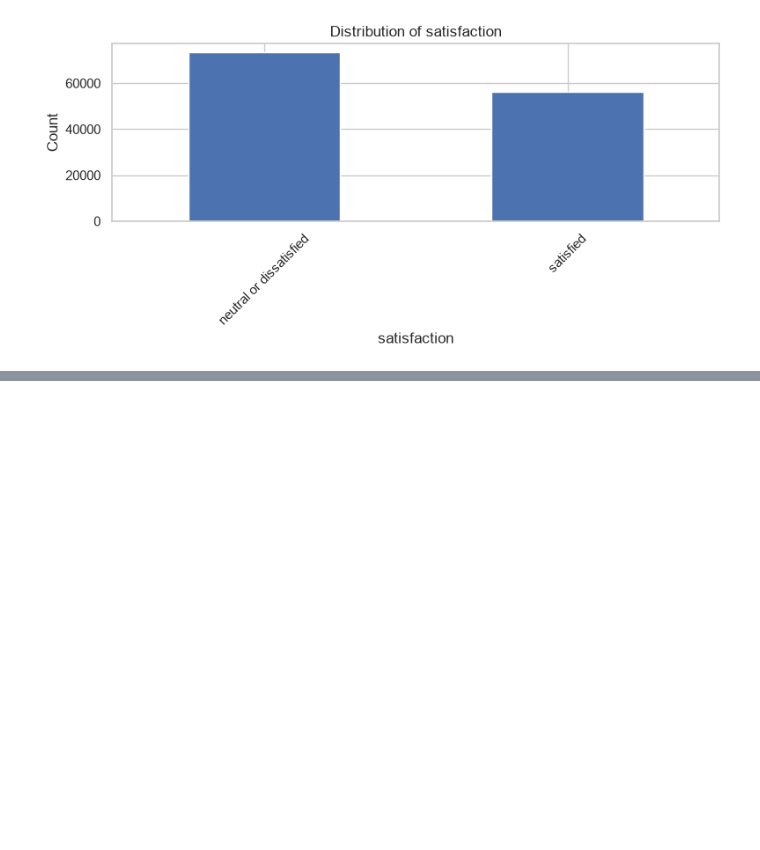
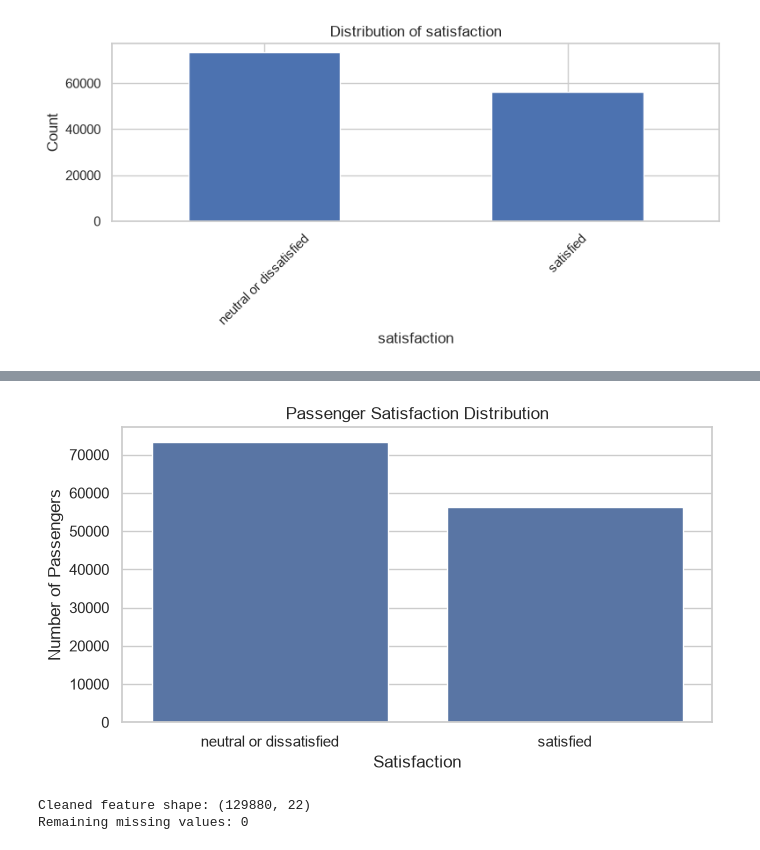
Before and after one commit to Meghana-PV/ml_caseStudy, a Jupyter notebook: notebooks/clustering.ipynb, the cells around one changed output, grey strips where cells are left out. Saved outputs shown, nothing was run; the diff lists cells and outputs as text; code cells hidden in the pictures; blank space fills up the shorter version.

```diff
--- a/notebooks/clustering.ipynb
+++ b/notebooks/clustering.ipynb
@@ -173,0 +198,68 @@ for col in categorical_cols:
+# %%
+# Check whether the satisfaction column exists
+if "satisfaction" in df.columns:
+
+    # Create a bar chart of satisfaction categories
+    plt.figure(figsize=(7, 4))
+    sns.countplot(data=df, x="satisfaction")
+
+    # Add chart labels
+    plt.title("Passenger Satisfaction Distribution")
+    plt.xlabel("Satisfaction")
+    plt.ylabel("Number of Passengers")
+
+    # Display the chart
+    plt.tight_layout()
+    plt.show()
+# %% [output]
+[figure, added]
+# %%
+# Remove duplicate rows
+df = df.drop_duplicates().copy()
+
+# Save satisfaction separately for later interpretation
+# It must not be included in the clustering features
+satisfaction = (
+    df["satisfaction"].copy()
+    if "satisfaction" in df.columns
+    else None
+)
+
+# Remove satisfaction from the input features
+X_df = df.drop(
+    columns=["satisfaction"],
+    errors="ignore"
+).copy()
+
+# Replace common invalid entries with missing values
+X_df.replace(["?", "NA", "N/A", ""], np.nan, inplace=True)
+
+# Remove columns containing only missing values
+X_df.dropna(axis=1, how="all", inplace=True)
+
+# Identify numerical columns
+num_cols = X_df.select_dtypes(include=np.number).columns
+
+# Fill missing numerical values using each column's median
+X_df[num_cols] = X_df[num_cols].fillna(
+    X_df[num_cols].median()
+)
+
+# Identify categorical columns
+cat_cols = X_df.select_dtypes(
+    include=["object", "category"]
+).columns
+
+# Fill missing categorical values with the most frequent category
+for col in cat_cols:
+    if X_df[col].notna().any():
+        X_df[col] = X_df[col].fillna(
+            X_df[col].mode().iloc[0]
+        )
+
+# Display the cleaned data information
+print("Cleaned feature shape:", X_df.shape)
+print("Remaining missing values:", X_df.isnull().sum().sum())
+# %% [output]
+Cleaned feature shape: (129880, 22)
+Remaining missing values: 0
```
Also changed, not shown: parts of 3 cells of this notebook.
